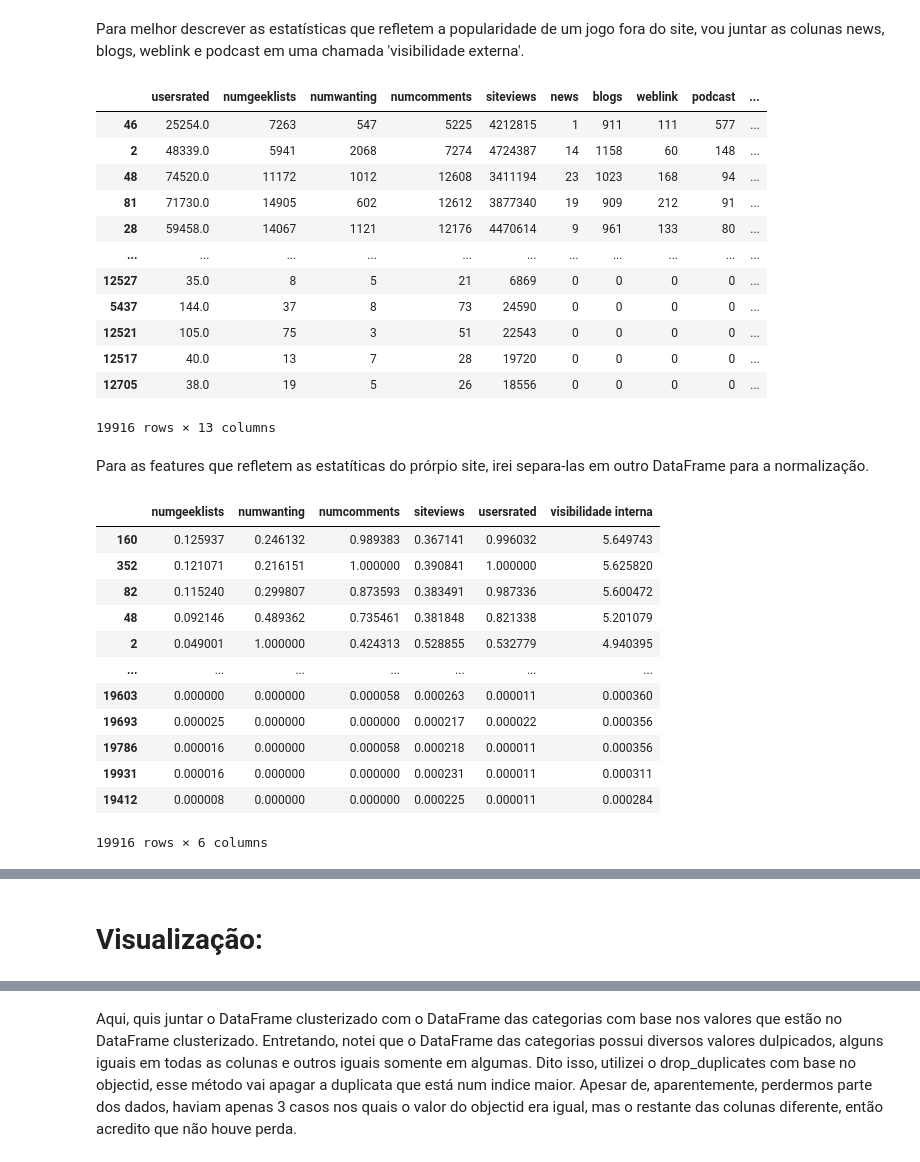
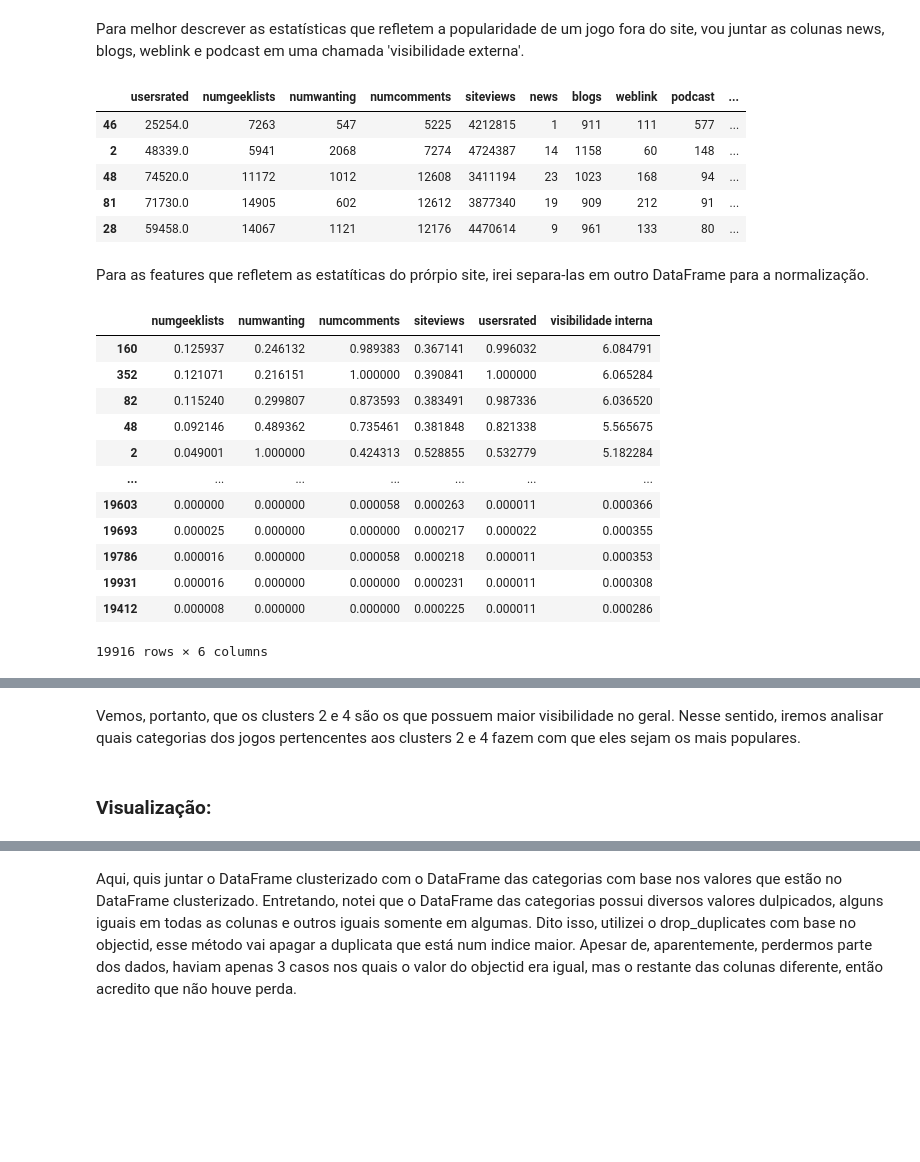
Before and after one commit to enzo-giannoni/Treinamento-1, a Jupyter notebook: Treinamento1.ipynb, the cells around one changed output, grey strips where cells are left out. Saved outputs shown, nothing was run; the diff lists cells and outputs as text; code cells hidden in the pictures; blank space fills up the shorter version.

```diff
--- a/Treinamento1.ipynb
+++ b/Treinamento1.ipynb
@@ -462,21 +462,14 @@ df_clusterizado['visibilidade externa'] = df_clusterizado['news'] + df_clusteriz
 # %%
 df_clusterizado['visibilidade externa'] = MinMaxScaler().fit_transform(np.array(df_clusterizado['visibilidade externa']).reshape(-1,1))
 df_clusterizado['visibilidade externa'] = df_clusterizado['visibilidade externa'] * 10
-df_clusterizado.sort_values(by=['visibilidade externa'], ascending=False)
+df_clusterizado.sort_values(by=['visibilidade externa'], ascending=False).head()
 # %% [output]
 |  | usersrated | numgeeklists | numwanting | numcomments | siteviews | news | blogs | weblink | podcast | ... |
 | 46 | 25254.0 | 7263 | 547 | 5225 | 4212815 | 1 | 911 | 111 | 577 | ... |
 | 2 | 48339.0 | 5941 | 2068 | 7274 | 4724387 | 14 | 1158 | 60 | 148 | ... |
 | 48 | 74520.0 | 11172 | 1012 | 12608 | 3411194 | 23 | 1023 | 168 | 94 | ... |
 | 81 | 71730.0 | 14905 | 602 | 12612 | 3877340 | 19 | 909 | 212 | 91 | ... |
 | 28 | 59458.0 | 14067 | 1121 | 12176 | 4470614 | 9 | 961 | 133 | 80 | ... |
-| ... | ... | ... | ... | ... | ... | ... | ... | ... | ... | ... |
-| 12527 | 35.0 | 8 | 5 | 21 | 6869 | 0 | 0 | 0 | 0 | ... |
-| 5437 | 144.0 | 37 | 8 | 73 | 24590 | 0 | 0 | 0 | 0 | ... |
-| 12521 | 105.0 | 75 | 3 | 51 | 22543 | 0 | 0 | 0 | 0 | ... |
-| 12517 | 40.0 | 13 | 7 | 28 | 19720 | 0 | 0 | 0 | 0 | ... |
-| 12705 | 38.0 | 19 | 5 | 26 | 18556 | 0 | 0 | 0 | 0 | ... |
-19916 rows × 13 columns
 # %% [markdown]
 Para as features que refletem as estatíticas do prórpio site, irei separa-las em outro DataFrame para a normalização.
 # %%
@@ -485,22 +478,24 @@ df_clusterizado_visibilidade_interna = df_clusterizado[['numgeeklists', 'numwant
 
 arr_scaled = MinMaxScaler().fit_transform(df_clusterizado_visibilidade_interna)
 df_clusterizado_visibilidade_interna = pd.DataFrame(arr_scaled, columns=df_clusterizado_visibilidade_interna.columns, index=df_clusterizado_visibilidade_interna.index)
-df_clusterizado_visibilidade_interna['visibilidade interna'] = (df_clusterizado_visibilidade_interna['numgeeklists']*0.25 + df_clusterizado_visibilidade_interna['numwanting']*0.2 + df_clusterizado_visibilidade_interna['numcomments']*0.1 + df_clusterizado_visibilidade_interna['siteviews']*0.1 + df_clusterizado_visibilidade_interna['usersrated']*0.35)
+df_clusterizado_visibilidade_interna['visibilidade interna'] = (df_clusterizado_visibilidade_interna['numgeeklists']*0.2 + df_clusterizado_visibilidade_interna['numwanting']*0.2
+                                                                + df_clusterizado_visibilidade_interna['numcomments']*0.1 + df_clusterizado_visibilidade_interna['siteviews']*0.1
+                                                                + df_clusterizado_visibilidade_interna['usersrated']*0.4)
 df_clusterizado_visibilidade_interna['visibilidade interna'] = df_clusterizado_visibilidade_interna['visibilidade interna'] * 10
 df_clusterizado_visibilidade_interna.sort_values(by=['visibilidade interna'], ascending=False)
 # %% [output]
 |  | numgeeklists | numwanting | numcomments | siteviews | usersrated | visibilidade interna |
-| 160 | 0.125937 | 0.246132 | 0.989383 | 0.367141 | 0.996032 | 5.649743 |
-| 352 | 0.121071 | 0.216151 | 1.000000 | 0.390841 | 1.000000 | 5.625820 |
-| 82 | 0.115240 | 0.299807 | 0.873593 | 0.383491 | 0.987336 | 5.600472 |
-| 48 | 0.092146 | 0.489362 | 0.735461 | 0.381848 | 0.821338 | 5.201079 |
-| 2 | 0.049001 | 1.000000 | 0.424313 | 0.528855 | 0.532779 | 4.940395 |
+| 160 | 0.125937 | 0.246132 | 0.989383 | 0.367141 | 0.996032 | 6.084791 |
+| 352 | 0.121071 | 0.216151 | 1.000000 | 0.390841 | 1.000000 | 6.065284 |
+| 82 | 0.115240 | 0.299807 | 0.873593 | 0.383491 | 0.987336 | 6.036520 |
+| 48 | 0.092146 | 0.489362 | 0.735461 | 0.381848 | 0.821338 | 5.565675 |
+| 2 | 0.049001 | 1.000000 | 0.424313 | 0.528855 | 0.532779 | 5.182284 |
 | ... | ... | ... | ... | ... | ... | ... |
-| 19603 | 0.000000 | 0.000000 | 0.000058 | 0.000263 | 0.000011 | 0.000360 |
-| 19693 | 0.000025 | 0.000000 | 0.000000 | 0.000217 | 0.000022 | 0.000356 |
-| 19786 | 0.000016 | 0.000000 | 0.000058 | 0.000218 | 0.000011 | 0.000356 |
-| 19931 | 0.000016 | 0.000000 | 0.000000 | 0.000231 | 0.000011 | 0.000311 |
-| 19412 | 0.000008 | 0.000000 | 0.000000 | 0.000225 | 0.000011 | 0.000284 |
+| 19603 | 0.000000 | 0.000000 | 0.000058 | 0.000263 | 0.000011 | 0.000366 |
+| 19693 | 0.000025 | 0.000000 | 0.000000 | 0.000217 | 0.000022 | 0.000355 |
+| 19786 | 0.000016 | 0.000000 | 0.000058 | 0.000218 | 0.000011 | 0.000353 |
+| 19931 | 0.000016 | 0.000000 | 0.000000 | 0.000231 | 0.000011 | 0.000308 |
+| 19412 | 0.000008 | 0.000000 | 0.000000 | 0.000225 | 0.000011 | 0.000286 |
 19916 rows × 6 columns
 # %%
 df_clusterizado['visibilidade interna'] = df_clusterizado_visibilidade_interna['visibilidade interna'].copy()
@@ -522,8 +517,10 @@ fig_visibilidade = go.Figure(data=[
     go.Bar(name='visibilidade externa', x=agrupamento_cluster.index, y=agrupamento_cluster['visibilidade externa'])
 ]).update_layout(barmode='group')
 fig_visibilidade.show()
+# %% [markdown]
+Vemos, portanto, que os clusters 2 e 4 são os que possuem maior visibilidade no geral. Nesse sentido, iremos analisar quais categorias dos jogos pertencentes aos clusters 2 e 4 fazem com que eles sejam os mais populares.
 # %% [markdown]
-# Visualização:
+### Visualização:
 # %%
 # Vamos visualizar os clusters de acordo com as seguintes caracteristicas: Quantidade de avaliações(usersrated), visualizações no site(siteviews)
 # e nota (baverage_tratado)
```
Also changed, not shown: parts of 7 cells of this notebook.
